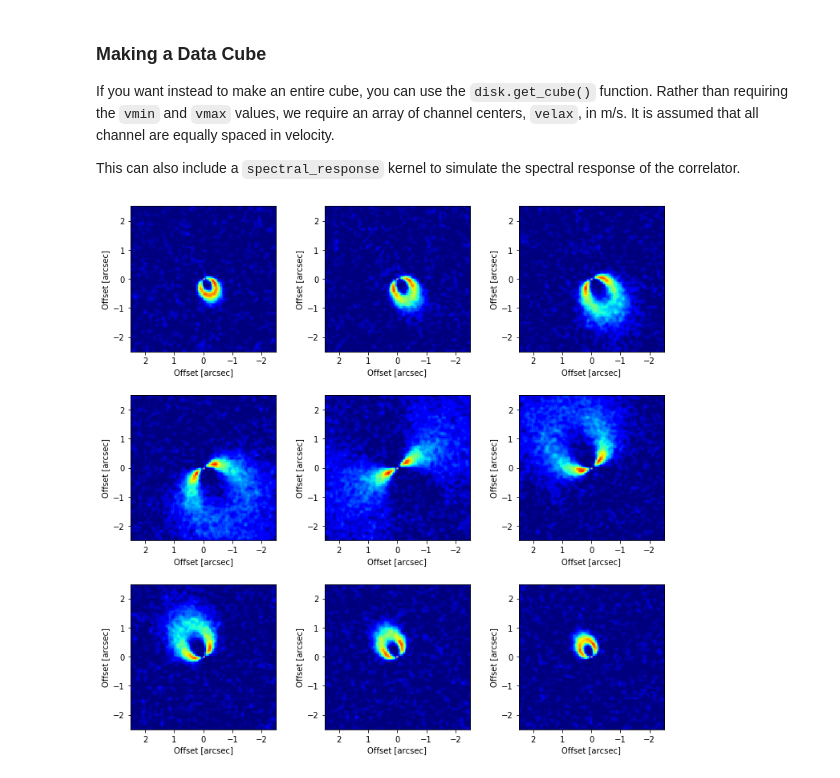
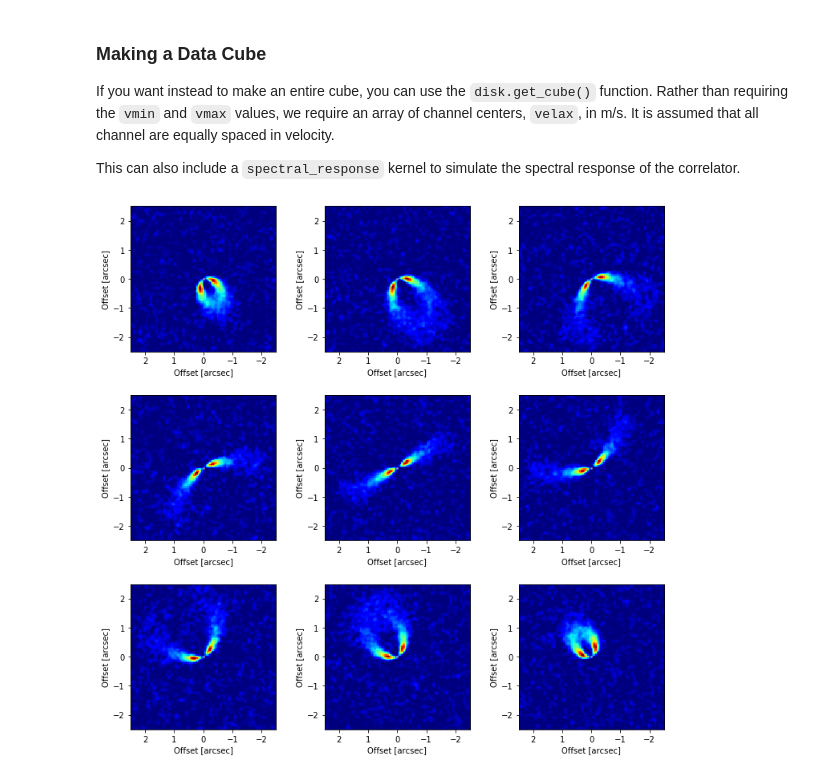
Before and after one commit to richteague/wrinkleology, a Jupyter notebook: HowTo - Making Simple Cubes.ipynb, the cells around one changed output. Saved outputs shown, nothing was run; the diff lists cells and outputs as text; code cells hidden in the pictures.

```diff
--- a/HowTo - Making Simple Cubes.ipynb
+++ b/HowTo - Making Simple Cubes.ipynb
@@ -12,7 +12,7 @@ import matplotlib.pyplot as plt
 To start a model, we need to specify a few things. Firstly, we need to define the geometrical properties of the disk, such as the inclination, `inc`, and position angle, `PA`, both in degrees. The position angle is measured as the angle between the red-shifted major axis and North. We also need to tell it the field of view of the image with `FOV` and the number of pixels on each side of the image with `Npix`.
 # %%
 from simple_disk import simple_disk
-disk = simple_disk(inc=40.0, PA=30.0, mstar=2.0, FOV=5.0, Npix=128)
+disk = simple_disk(inc=30.0, PA=30.0, mstar=0.5, FOV=5.0, Npix=128, dV0=150.0)
 # %% [markdown]
 ## Coordinate Systems
 
@@ -230,6 +230,6 @@ where the appropriate parameters are `dV0`, `dVq`, `Tb0` and `Tbq`.
 These can be specified when you instantiate the `simple_disk` class, or at any later point. Both these functions have the option to provide a maximum value which can be useful when using power laws which can lead to extremely large values at small $r$ values.
 # %%
 # set the brightness temperature profile and plot
-disk.set_brightness(Tb0=50.0, Tbq=-1.0, Tbmax=100)
+disk.set_brightness(Tb0=10.0, Tbq=-1.5, Tbmax=40)
 disk.plot_brightness()
 # %% [output]
@@ -237,5 +237,5 @@ disk.plot_brightness()
 # %%
 # set the Doppler width profile and plot
-disk.set_linewidth(dV0=100.0, dVq=-0.6, dVmax=300.0)
+disk.set_linewidth(dV0=200.0, dVq=-0.6, dVmax=400.0)
 disk.plot_linewidth()
 # %% [output]
@@ -291,13 +293,13 @@ If you want instead to make an entire cube, you can use the `disk.get_cube()` fu
 
 This can also include a `spectral_response` kernel to simulate the spectral response of the correlator.
 # %%
-velax = np.arange(-400, 500, 100)  # velocity axis in [m/s]
-cube = disk.get_cube(velax, bmaj=0.1, rms=3.0)  # make the imagecube
+velax = np.arange(-1000, 1250, 250)  # velocity axis in [m/s]
+cube = disk.get_cube(velax, bmaj=0.1, rms=1.0)  # make the imagecube
 
 fig, axs = plt.subplots(ncols=3, nrows=3, figsize=(12, 12), gridspec_kw=dict(wspace=0.3, hspace=0.3))
 for a, ax in enumerate(axs.flatten()):
     ax.imshow(cube[a], origin='lower', extent=disk.extent_sky,
-              vmin=0.0, vmax=100.0, cmap='jet')
+              vmin=0.0, vmax=30.0, cmap='jet')
     disk.format_sky_plot(ax)
 # %% [output]
-[figure, old version]
+[figure, new version]
```
Also changed, not shown: parts of 9 cells of this notebook, 4 other files.
